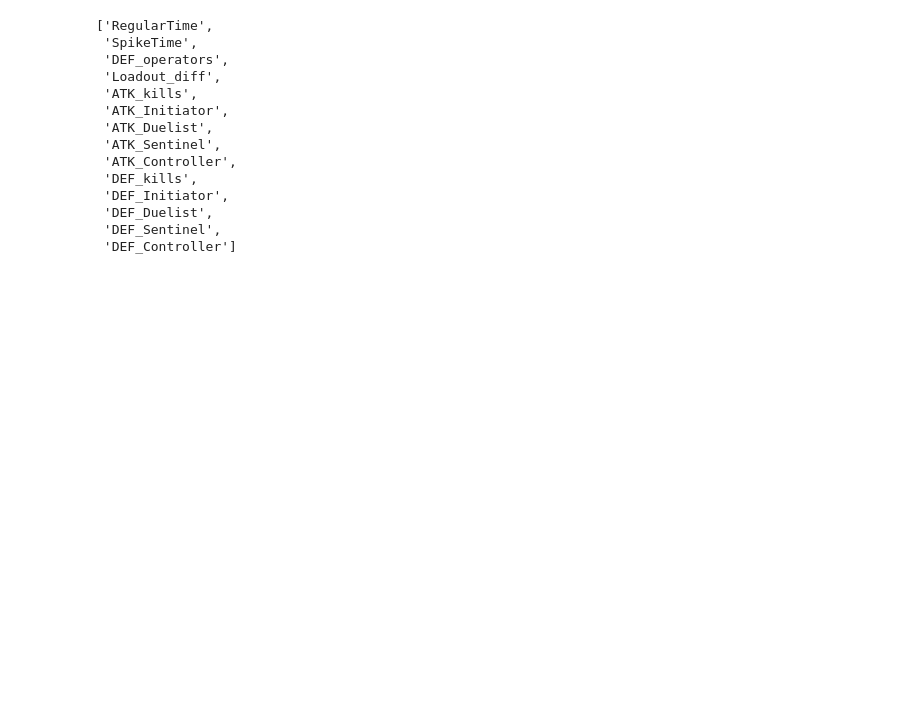
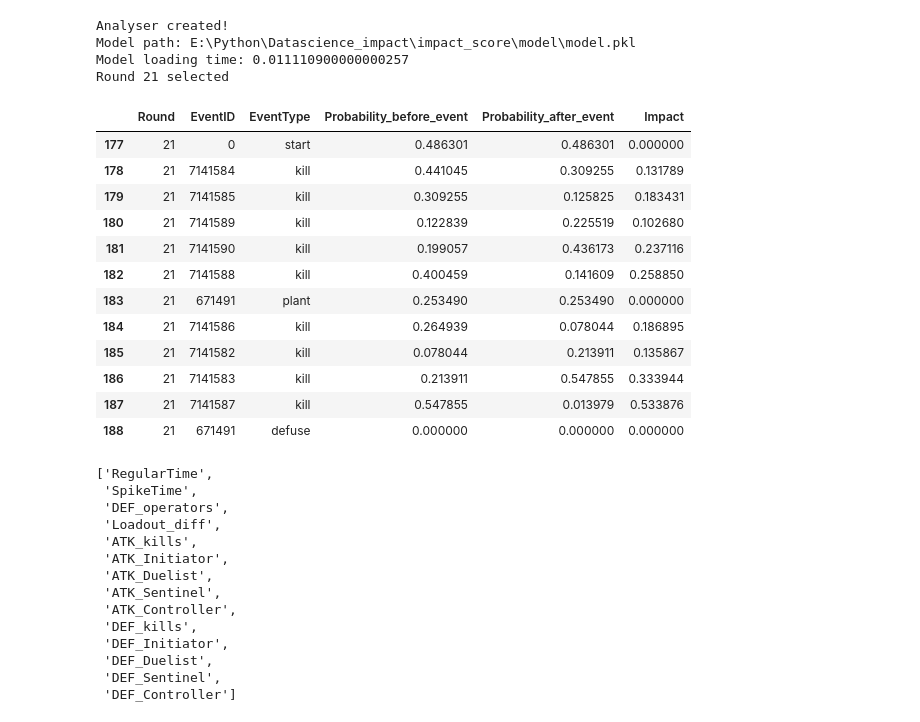
Before and after one commit to mateusb12/valorant_impact, a Jupyter notebook: impact_score/model/model_improvement/probability_test.ipynb, the cells around one changed output. Saved outputs shown, nothing was run; the diff lists cells and outputs as text; code cells hidden in the pictures; blank space fills up the shorter version.

```diff
--- a/impact_score/model/model_improvement/probability_test.ipynb
+++ b/impact_score/model/model_improvement/probability_test.ipynb
@@ -13,3 +13,29 @@ Model loading time: 0.011285599999993678
+# %%
+from impact_score.impact.match_analysis import RoundReplay
+
+rr_instance = RoundReplay()
+rr_instance.set_match(54261)
+rr_instance.choose_round(21)
+aux = rr_instance.get_round_probability(side="atk")
+pd.DataFrame(aux)
+# %% [output]
+Analyser created!
+Model path: E:\Python\Datascience_impact\impact_score\model\model.pkl
+Model loading time: 0.011110900000000257
+Round 21 selected
+|  | Round | EventID | EventType | Probability_before_event | Probability_after_event | Impact |
+| 177 | 21 | 0 | start | 0.486301 | 0.486301 | 0.000000 |
+| 178 | 21 | 7141584 | kill | 0.441045 | 0.309255 | 0.131789 |
+| 179 | 21 | 7141585 | kill | 0.309255 | 0.125825 | 0.183431 |
+| 180 | 21 | 7141589 | kill | 0.122839 | 0.225519 | 0.102680 |
+| 181 | 21 | 7141590 | kill | 0.199057 | 0.436173 | 0.237116 |
+| 182 | 21 | 7141588 | kill | 0.400459 | 0.141609 | 0.258850 |
+| 183 | 21 | 671491 | plant | 0.253490 | 0.253490 | 0.000000 |
+| 184 | 21 | 7141586 | kill | 0.264939 | 0.078044 | 0.186895 |
+| 185 | 21 | 7141582 | kill | 0.078044 | 0.213911 | 0.135867 |
+| 186 | 21 | 7141583 | kill | 0.213911 | 0.547855 | 0.333944 |
+| 187 | 21 | 7141587 | kill | 0.547855 | 0.013979 | 0.533876 |
+| 188 | 21 | 671491 | defuse | 0.000000 | 0.000000 | 0.000000 |
 # %%
 model.feature_name_
 # %% [output]
```
Also changed, not shown: parts of 1 cell of this notebook, 2 other files.
